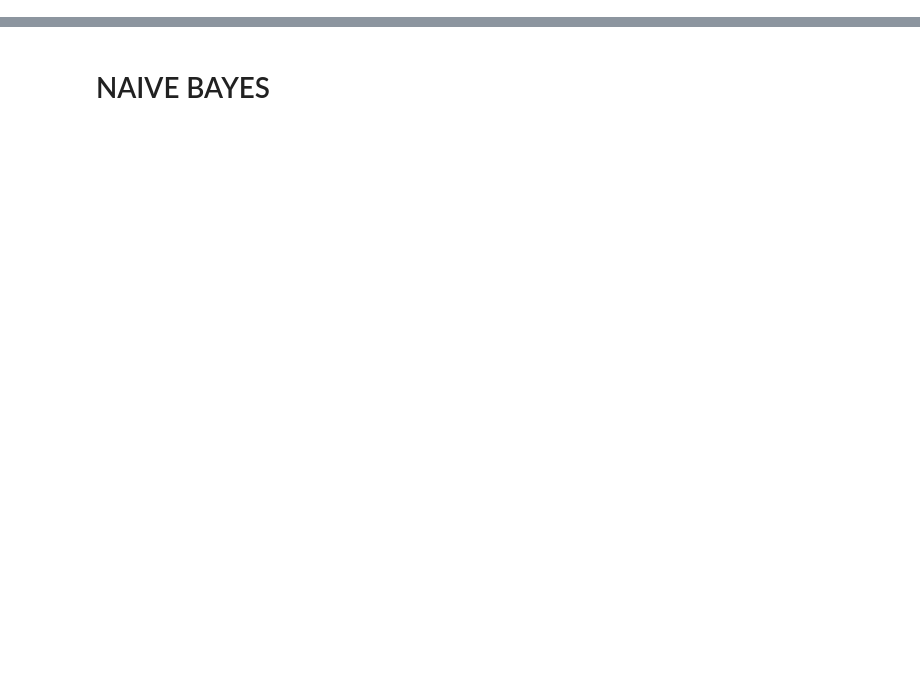
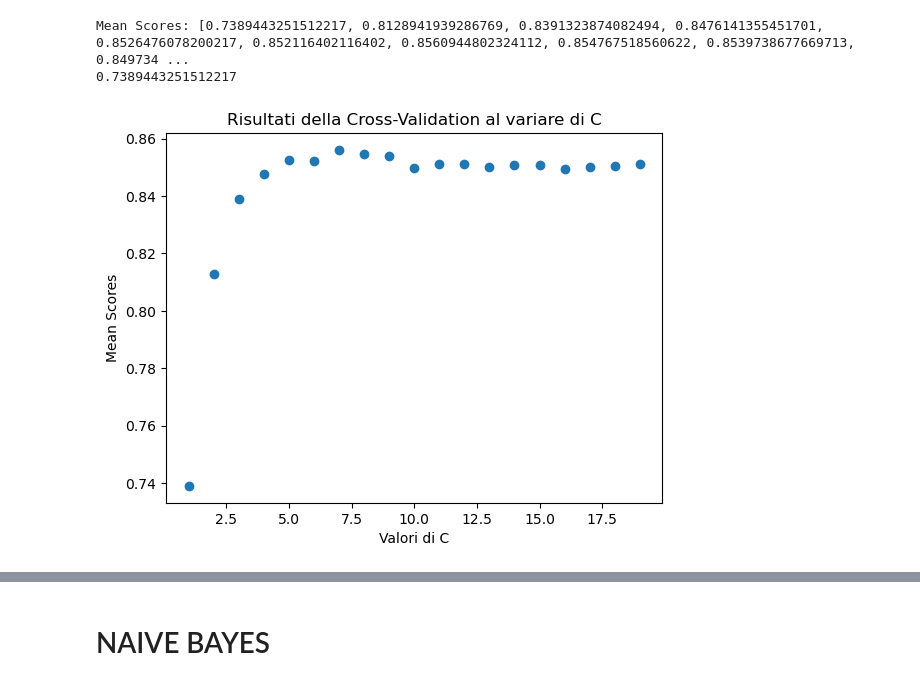
Before and after one commit to elisavenditti/autorship_attribution, a Jupyter notebook: autorship.ipynb, the cells around one changed output, grey strips where cells are left out. Saved outputs shown, nothing was run; the diff lists cells and outputs as text; code cells hidden in the pictures; blank space fills up the shorter version.

```diff
--- a/autorship.ipynb
+++ b/autorship.ipynb
@@ -333,0 +333,43 @@ Please also refer to the documentation for alternative solver options:
+# %%
+# CROSS VALIDATION PER C
+
+decision_function_shape = 'ovr'
+# "one-vs-rest" è la strategia utilizzata per l'estensione della SVM multiclasse. Addestra un classificatore binario per ciascuna classe
+# atto a distingue quella classe dalle altre.
+max_iter = 100
+
+kernel = "linear"
+
+
+
+mean_scores = []
+c_values = np.arange(1, 20, 1)
+
+i = 1
+
+for c in c_values:
+
+    # stampa la barra per il progresso della cross validation
+    progress = i/iterations * 100
+    bar = '[' + '=' * int(progress / 10) + '>' + '.' * (10 - int(progress / 10)) + ']'
+    print(f'Cross validation in corso: {progress:.1f}% {bar}', end='\r')
+
+    svm_model = svm.SVC(C=c, max_iter=100, kernel=kernel, decision_function_shape=decision_function_shape)
+    scores = cross_val_score(svm_model, X_train, y_train, cv=10,scoring='f1_micro')
+    mean_scores.append(np.mean(scores))
+    i = i + 1
+
+
+print("Mean Scores:", mean_scores)
+print(mean_scores[0])
+plt.scatter(c_values, mean_scores)
+plt.xlabel('Valori di C')
+plt.ylabel('Mean Scores')
+plt.title('Risultati della Cross-Validation al variare di C')
+plt.show()
+
+print("Il miglior valore di C tra quelli analizzati è {}".format(c_values[np.argmax(mean_scores)]))
+# %% [output]
+Mean Scores: [0.7389443251512217, 0.8128941939286769, 0.8391323874082494, 0.8476141355451701, 0.8526476078200217, 0.852116402116402, 0.8560944802324112, 0.854767518560622, 0.8539738677669713, 0.849734 ...
+0.7389443251512217
+[figure, added]
```
Also changed, not shown: parts of 43 cells of this notebook.
